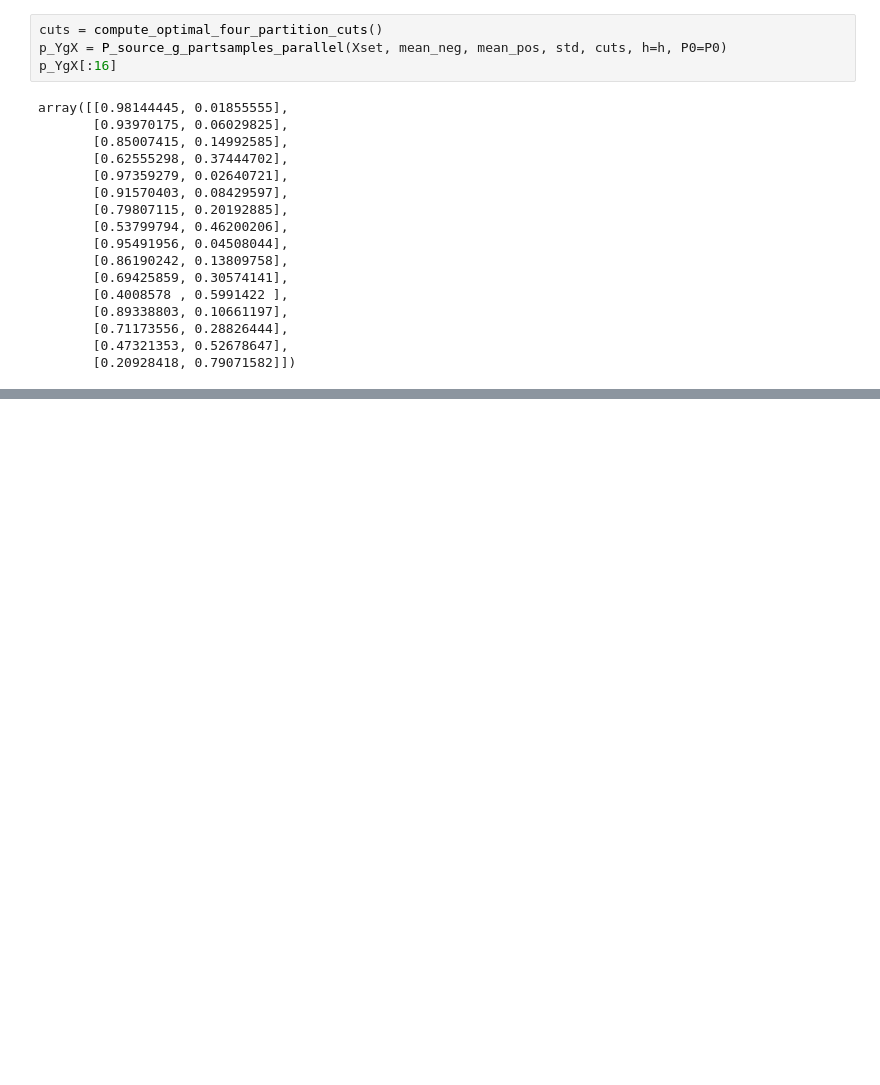
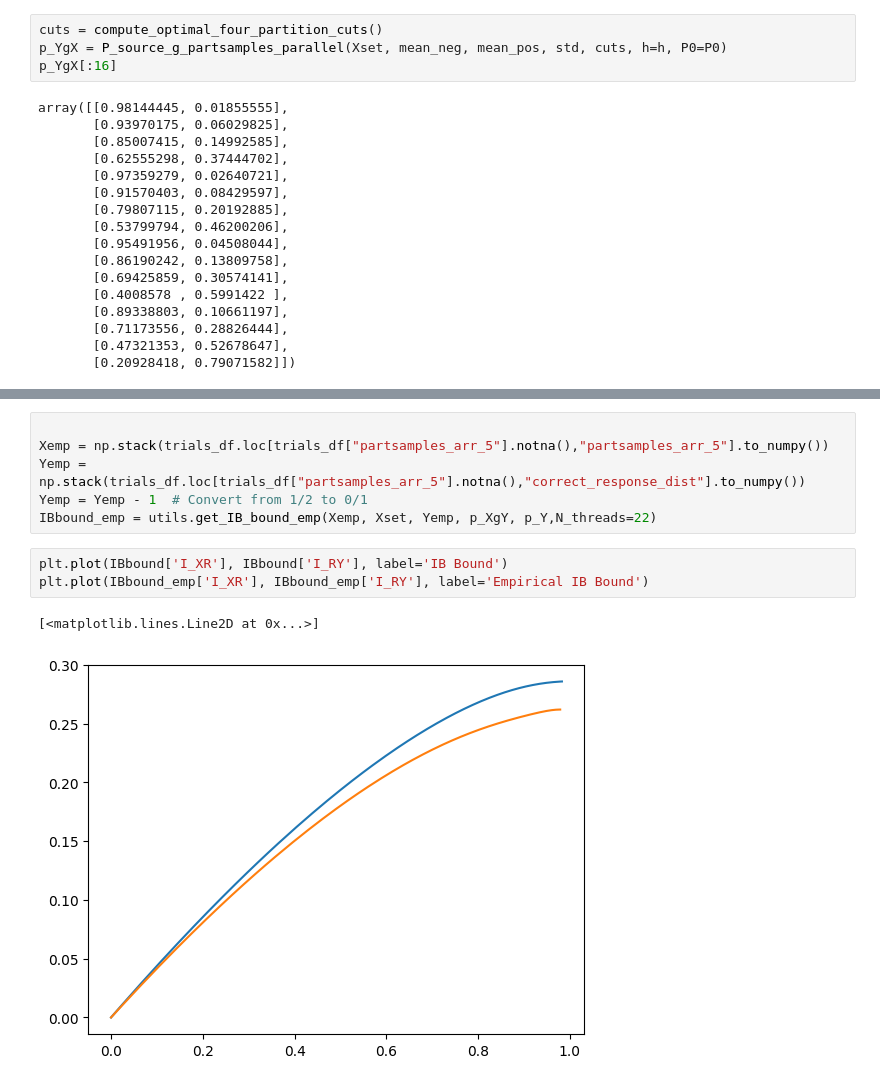
Before and after one commit to jacobaparker/Copy_Murphy2021, a Jupyter notebook: IB_bounds.ipynb, the cells around one changed output, grey strips where cells are left out. Drawn from its saved outputs; the diff is of its cells as text; blank space fills up the shorter version.

```diff
--- a/IB_bounds.ipynb
+++ b/IB_bounds.ipynb
@@ -443,0 +443,12 @@ IBbound_emp = utils.get_IB_emp(Xemp, Xset, Yemp, p_XgY, p_Y,N_threads=14)
+# %%
+
+Xemp = np.stack(trials_df.loc[trials_df["partsamples_arr_5"].notna(),"partsamples_arr_5"].to_numpy())
+Yemp = np.stack(trials_df.loc[trials_df["partsamples_arr_5"].notna(),"correct_response_dist"].to_numpy())
+Yemp = Yemp - 1  # Convert from 1/2 to 0/1
+IBbound_emp = utils.get_IB_bound_emp(Xemp, Xset, Yemp, p_XgY, p_Y,N_threads=22)
+# %%
+plt.plot(IBbound['I_XR'], IBbound['I_RY'], label='IB Bound')
+plt.plot(IBbound_emp['I_XR'], IBbound_emp['I_RY'], label='Empirical IB Bound')
+# %% [output]
+[<matplotlib.lines.Line2D at 0x...>]
+[figure, added]
```
Also changed, not shown: parts of 21 cells of this notebook, 1 other file.
